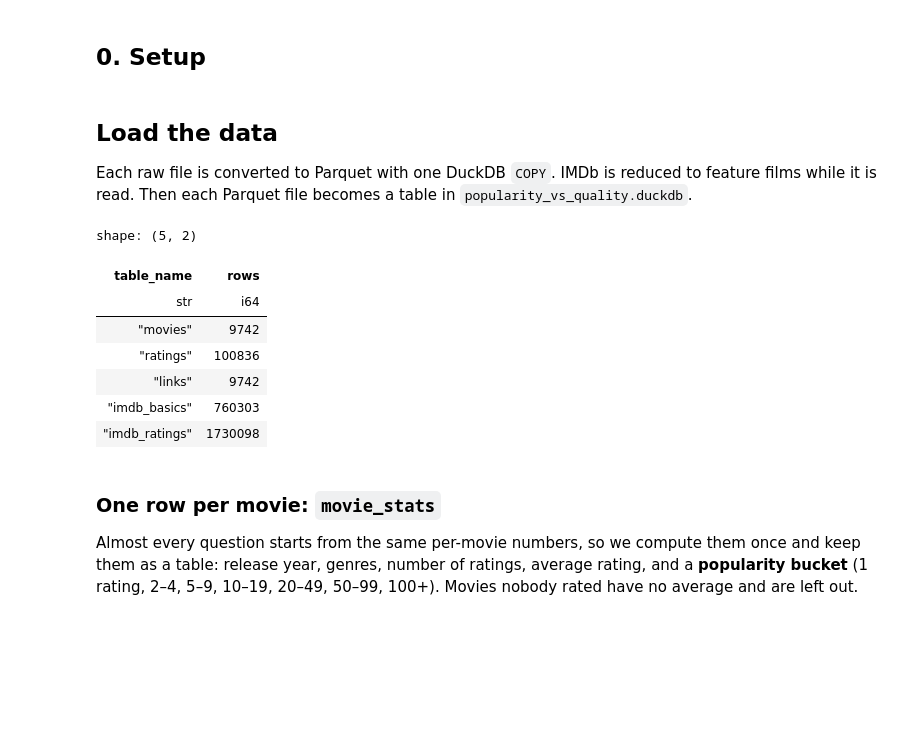
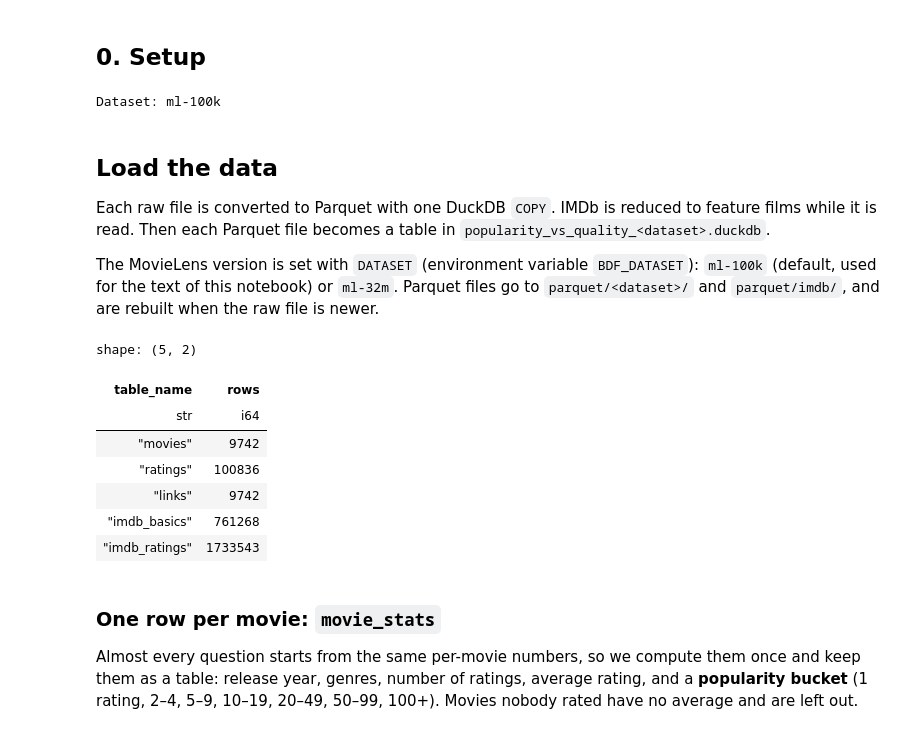
Before and after one commit to JPNuness/BDF_project, a Jupyter notebook: src/popularity_vs_quality.ipynb, the cells around one changed output. Cells and saved outputs as stored; diff of their text form; code cells hidden in the pictures; blank space fills up the shorter version.

```diff
--- a/src/popularity_vs_quality.ipynb
+++ b/src/popularity_vs_quality.ipynb
@@ -19,19 +19,30 @@
 # %% [markdown]
 ## 0. Setup
 # %%
+import os
 from pathlib import Path
 import duckdb
 import polars as pl
 import plotly.express as px
 from IPython.display import display
 
+# MovieLens version: "ml-100k" (ml-latest-small, default) or "ml-32m".
+# Set it with the BDF_DATASET environment variable or change the default here.
+DATASET = os.environ.get("BDF_DATASET", "ml-100k")
+
 ROOT = Path.cwd().resolve()
-DATA_DIR = next(d for d in (ROOT / "data", ROOT.parent / "data") if d.is_dir())
-ML_DIR = DATA_DIR / "ml-100k"  # MovieLens CSVs
+DATA_DIR = next(
+    (d for d in (ROOT / "data", ROOT.parent / "data") if d.is_dir()), None
+)
+if DATA_DIR is None:
+    raise FileNotFoundError("data/ folder not found: see the README to download the data")
+ML_DIR = DATA_DIR / DATASET  # MovieLens CSVs
 IMDB_DIR = DATA_DIR / "imdb"  # IMDb TSVs
-PQ_DIR = ROOT / "parquet"
-DB_PATH = ROOT / "popularity_vs_quality.duckdb"
-PQ_DIR.mkdir(exist_ok=True)
+if not ML_DIR.is_dir():
+    raise FileNotFoundError(f"{ML_DIR} not found: see the README to download {DATASET}")
+PQ_DIR = ROOT / "parquet"  # parquet/<DATASET>/ for MovieLens, parquet/imdb/ for IMDb
+DB_PATH = ROOT / f"popularity_vs_quality_{DATASET}.duckdb"
+print(f"Dataset: {DATASET}")
 
 MIN_RATINGS = (
     50  # a movie needs at least this many ratings for its average to be trusted
@@ -43,11 +54,15 @@ px.defaults.template = "plotly_white"
 
 def spearman(df, x="n_ratings", y="avg_rating"):
     return round(df.select(pl.corr(x, y, method="spearman")).item(), 3)
+# %% [output]
+Dataset: ml-100k
 # %% [markdown]
 ## Load the data
 
 Each raw file is converted to Parquet with one DuckDB `COPY`. IMDb is reduced to feature films while it is read. Then each Parquet file becomes a
-table in `popularity_vs_quality.duckdb`.
+table in `popularity_vs_quality_<dataset>.duckdb`.
+
+The MovieLens version is set with `DATASET` (environment variable `BDF_DATASET`): `ml-100k` (default, used for the text of this notebook) or `ml-32m`. Parquet files go to `parquet/<dataset>/` and `parquet/imdb/`, and are rebuilt when the raw file is newer.
 # %%
 def p(path):
     return path.resolve().as_posix()
@@ -68,39 +83,50 @@ SOURCES = {
                       nullstr='\\N', all_varchar=true)""",
 }
 
+RAW_FILES = {  # the file each table is converted from
+    "movies": ML_DIR / "movies.csv",
+    "ratings": ML_DIR / "ratings.csv",
+    "links": ML_DIR / "links.csv",
+    "imdb_basics": IMDB_DIR / "title.basics.tsv",
+    "imdb_ratings": IMDB_DIR / "title.ratings.tsv",
+}
+
 con = duckdb.connect(str(DB_PATH))
 for name, select in SOURCES.items():
-    parquet = PQ_DIR / f"{name}.parquet"
-    if not parquet.exists():
+    folder = PQ_DIR / ("imdb" if name.startswith("imdb_") else DATASET)
+    folder.mkdir(parents=True, exist_ok=True)
+    parquet = folder / f"{name}.parquet"
+    # (re)build when missing or older than its raw file, so a new download is never ignored
+    if not parquet.exists() or parquet.stat().st_mtime < RAW_FILES[name].stat().st_mtime:
         con.execute(f"COPY ({select}) TO '{p(parquet)}' (FORMAT PARQUET)")
     con.execute(
         f"CREATE OR REPLACE TABLE {name} AS SELECT * FROM read_parquet('{p(parquet)}')"
     )
 
 
 def q(sql):
     """Run a query, show the result and return it as a DataFrame."""
     df = con.sql(sql).pl()
     display(df)
     return df
 
 
 _ = q("""
 SELECT 'movies' AS table_name, COUNT(*) AS rows FROM movies
 UNION ALL SELECT 'ratings', COUNT(*) FROM ratings
 UNION ALL SELECT 'links', COUNT(*) FROM links
 UNION ALL SELECT 'imdb_basics', COUNT(*) FROM imdb_basics
 UNION ALL SELECT 'imdb_ratings', COUNT(*) FROM imdb_ratings
 """)
 # %% [output]
 shape: (5, 2)
 | table_name | rows |
 | str | i64 |
 | "movies" | 9742 |
 | "ratings" | 100836 |
 | "links" | 9742 |
-| "imdb_basics" | 760303 |
-| "imdb_ratings" | 1730098 |
+| "imdb_basics" | 761268 |
+| "imdb_ratings" | 1733543 |
 # %% [markdown]
 ### One row per movie: `movie_stats`
 
```
Also changed, not shown: parts of 3 cells of this notebook, 5 other files.
